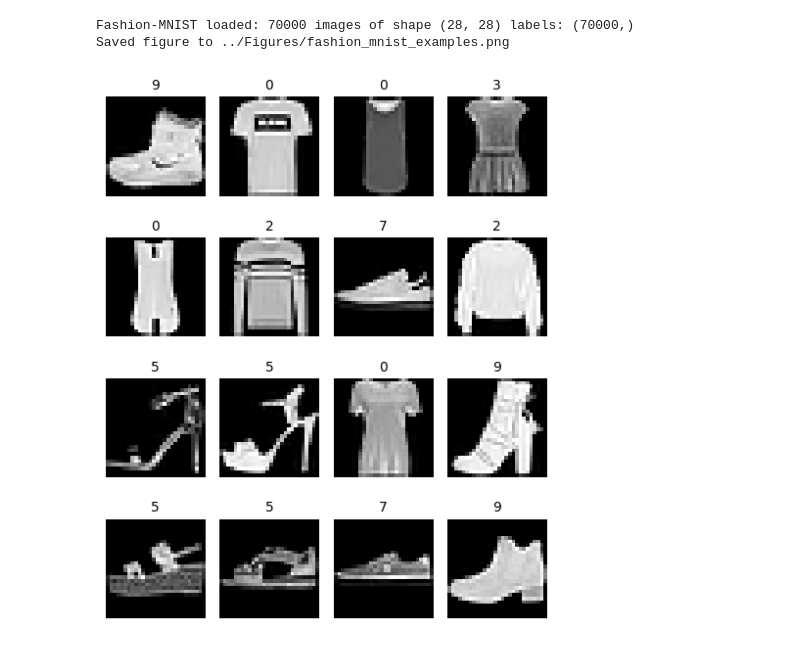
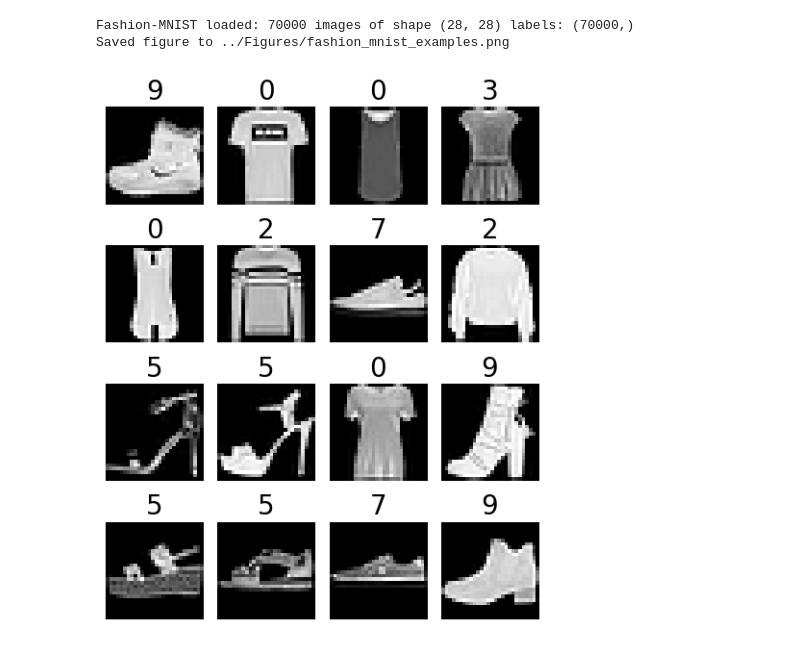
Before and after one commit to m-nader/FYS-STK4155-group14, a Jupyter notebook: project_2/Code/figures.ipynb, the cells around one changed output. Cells and saved outputs as stored; diff of their text form; code cells hidden in the pictures.

```diff
--- a/project_2/Code/figures.ipynb
+++ b/project_2/Code/figures.ipynb
@@ -21,7 +19,7 @@ plt.figure(figsize=(n_cols * 1.2, n_rows * 1.5))
 for i in range(n_rows * n_cols):
     ax = plt.subplot(n_rows, n_cols, i + 1)
     plt.imshow(X[i], cmap='gray', interpolation='nearest')
-    ax.set_title(str(y[i]), fontsize=10)
+    ax.set_title(str(y[i]), fontsize=20)
     ax.axis('off')
 plt.tight_layout()
 outpath = os.path.join('..', 'Figures', 'mnist_examples.png')
@@ -35,31 +33,31 @@ Saved figure to ../Figures/mnist_examples.png
 # %%
 # Load Fashion-MNIST and plot examples
 fm = datasets.fetch_openml('Fashion-MNIST', version=1, as_frame=False, parser='liac-arff')
 Xf = fm.data.reshape(-1, 28, 28).astype(np.float32) / 255.0
 yf = fm.target.astype(int)
 
 print("Fashion-MNIST loaded:", Xf.shape[0], "images of shape", Xf.shape[1:], "labels:", yf.shape)
 
 # reuse n_rows, n_cols if present, otherwise default to 4x4
 try:
     n_rows, n_cols
 except NameError:
     n_rows, n_cols = 4, 4
 
 plt.figure(figsize=(n_cols * 1.2, n_rows * 1.5))
 for idx in range(n_rows * n_cols):
     ax = plt.subplot(n_rows, n_cols, idx + 1)
     plt.imshow(Xf[idx], cmap='gray', interpolation='nearest')
-    ax.set_title(str(yf[idx]), fontsize=10)
+    ax.set_title(str(yf[idx]), fontsize=20)
     ax.axis('off')
 plt.tight_layout()
 os.makedirs('../Figures', exist_ok=True)
 fig = plt.gcf()
 outpath = os.path.join('..', 'Figures', 'fashion_mnist_examples.png')
 fig.savefig(outpath, dpi=300, bbox_inches='tight', facecolor='white')
 print("Saved figure to", outpath)
 plt.show()
 # %% [output]
 Fashion-MNIST loaded: 70000 images of shape (28, 28) labels: (70000,)
 Saved figure to ../Figures/fashion_mnist_examples.png
-[figure, old version]
+[figure, new version]
```
Also changed, not shown: parts of 11 cells of this notebook, 4 other files.
